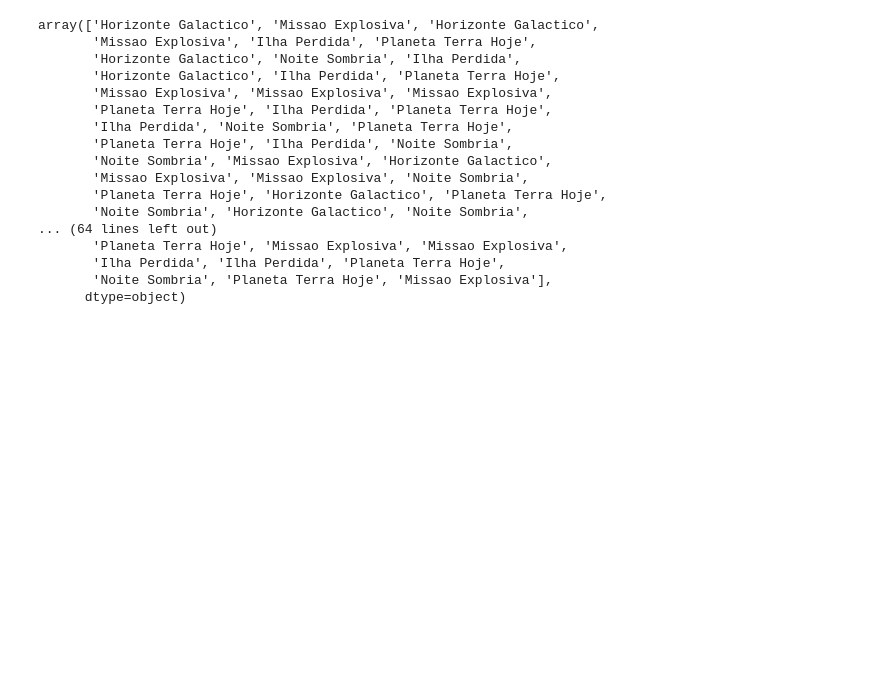
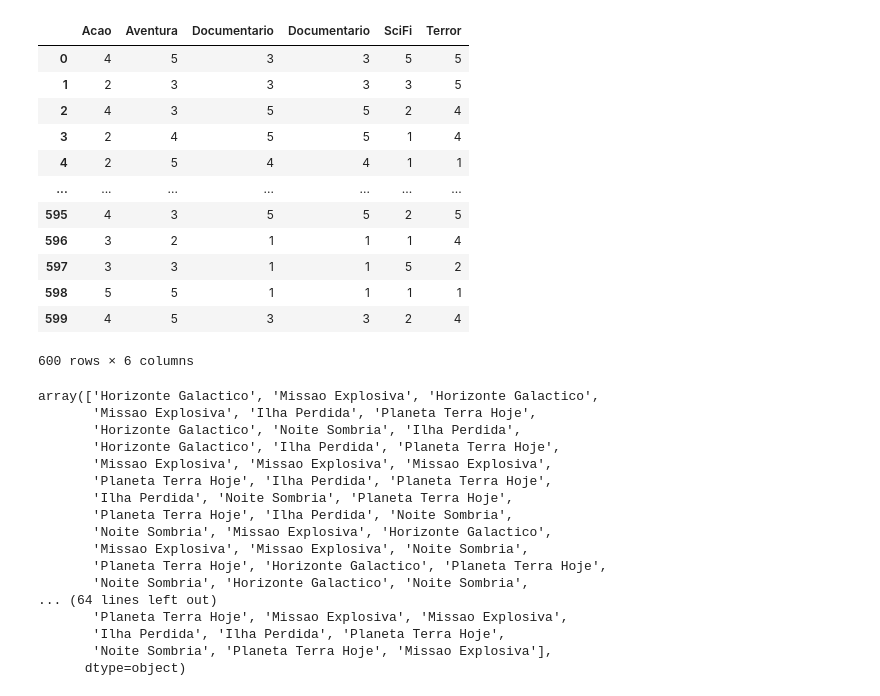
Before and after one commit to heitorPRdev/sistema-de-recomenda-o-basica, a Jupyter notebook: main.ipynb, the cells around one changed output. Saved outputs shown, nothing was run; the diff lists cells and outputs as text; code cells hidden in the pictures; blank space fills up the shorter version.

```diff
--- a/main.ipynb
+++ b/main.ipynb
@@ -1,8 +1,23 @@
 # %%
 import pandas as pd
 df = pd.read_csv("tabela_recomendacao_600_linhas.csv")
 x = df[["Acao","Aventura","Documentario","Documentario","SciFi","Terror"]]
 y = df[["Filme_Recomendado"]]
+x
+# %% [output]
+|  | Acao | Aventura | Documentario | Documentario | SciFi | Terror |
+| 0 | 4 | 5 | 3 | 3 | 5 | 5 |
+| 1 | 2 | 3 | 3 | 3 | 3 | 5 |
+| 2 | 4 | 3 | 5 | 5 | 2 | 4 |
+| 3 | 2 | 4 | 5 | 5 | 1 | 4 |
+| 4 | 2 | 5 | 4 | 4 | 1 | 1 |
+| ... | ... | ... | ... | ... | ... | ... |
+| 595 | 4 | 3 | 5 | 5 | 2 | 5 |
+| 596 | 3 | 2 | 1 | 1 | 1 | 4 |
+| 597 | 3 | 3 | 1 | 1 | 5 | 2 |
+| 598 | 5 | 5 | 1 | 1 | 1 | 1 |
+| 599 | 4 | 5 | 3 | 3 | 2 | 4 |
+600 rows × 6 columns
 # %%
 from sklearn.model_selection import train_test_split
 x_train, X_test, y_train, Y_teste = train_test_split(x,y,test_size=0.4,random_state=42)
```
Also changed, not shown: parts of 1 cell of this notebook.
